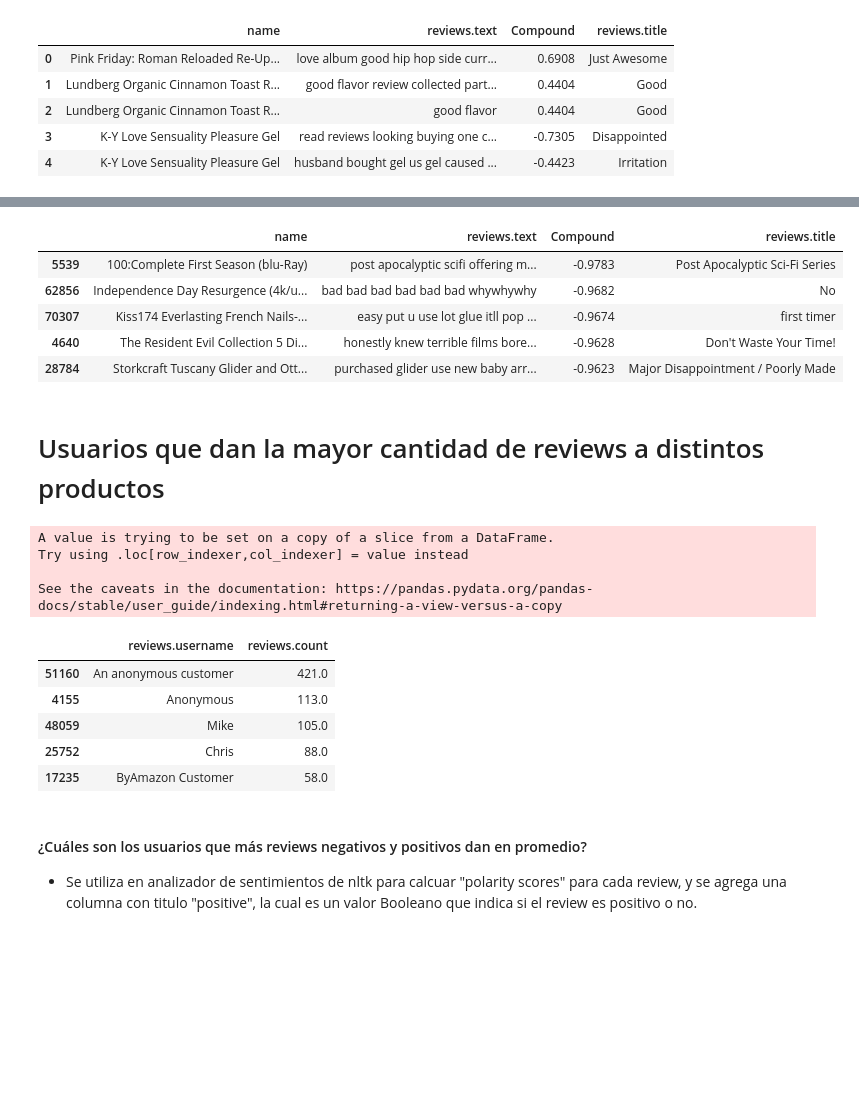
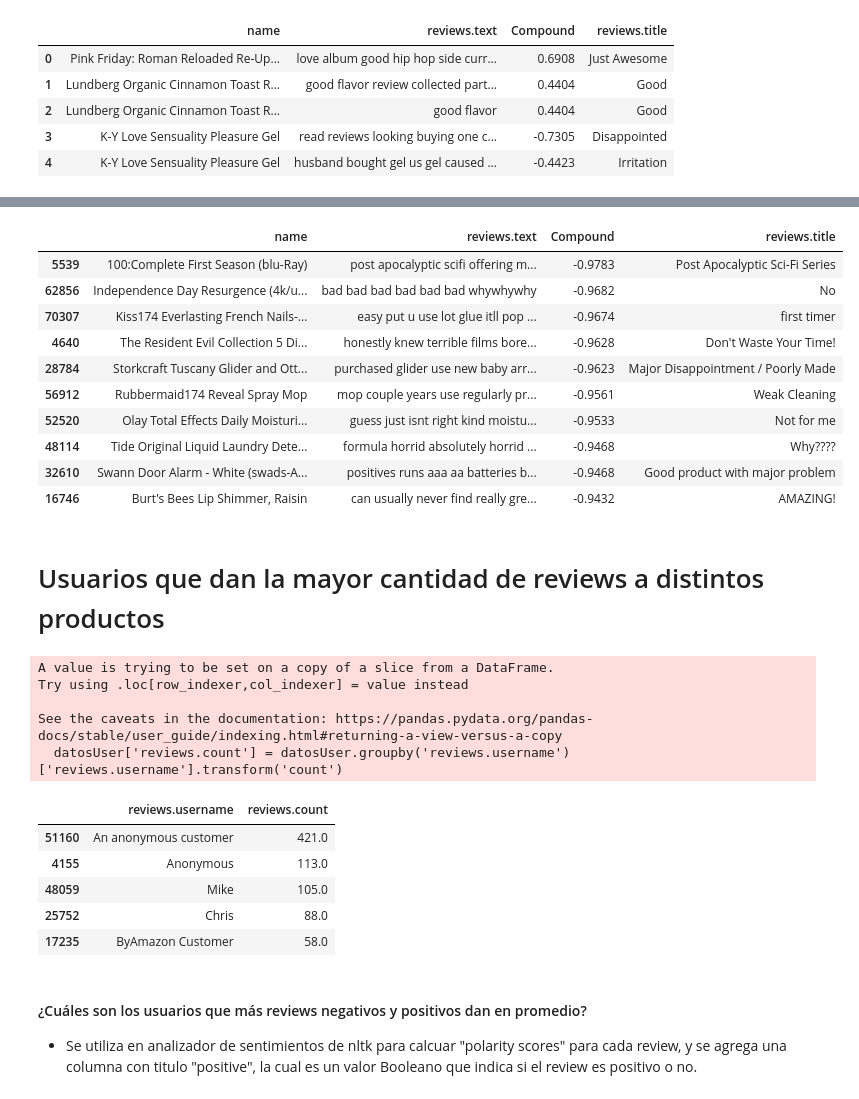
Before and after one commit to RodrigoZea/HDT5DS, a Jupyter notebook: hdt5.ipynb, the cells around one changed output, grey strips where cells are left out. Cells and saved outputs as stored; diff of their text form; code cells hidden in the pictures; blank space fills up the shorter version.

```diff
--- a/hdt5.ipynb
+++ b/hdt5.ipynb
@@ -20,7 +8,0 @@ sid = SentimentIntensityAnalyzer()
-# %%
-for sentence in sentences:
-    print(sentence)
-    ss = sid.polarity_scores(sentence)
-    for k in sorted(ss):
-        print('{0}: {1}, '.format(k, ss[k]), end='')
-    print()
@@ -223,5 +160,5 @@ datosIMP.head()
 | 3 | K-Y Love Sensuality Pleasure Gel | read reviews looking buying one c... | -0.7305 | Disappointed |
 | 4 | K-Y Love Sensuality Pleasure Gel | husband bought gel us gel caused ... | -0.4423 | Irritation |
 # %%
-pd.set_option('display.max_colwidth', -1)
+pd.set_option('display.max_colwidth', 50)
 # %% [markdown]
@@ -242,14 +184,19 @@ datosIMPBEST.head()
 # %%
 datosIMPWORST = datosIMP.sort_values(by=['Compound'])
 datosIMPWORST = datosIMPWORST.drop_duplicates(subset='reviews.text', keep="last")
-datosIMPWORST.head()
+datosIMPWORST.head(10)
 # %% [output]
 |  | name | reviews.text | Compound | reviews.title |
 | 5539 | 100:Complete First Season (blu-Ray) | post apocalyptic scifi offering m... | -0.9783 | Post Apocalyptic Sci-Fi Series |
 | 62856 | Independence Day Resurgence (4k/u... | bad bad bad bad bad bad whywhywhy | -0.9682 | No |
 | 70307 | Kiss174 Everlasting French Nails-... | easy put u use lot glue itll pop ... | -0.9674 | first timer |
 | 4640 | The Resident Evil Collection 5 Di... | honestly knew terrible films bore... | -0.9628 | Don't Waste Your Time! |
 | 28784 | Storkcraft Tuscany Glider and Ott... | purchased glider use new baby arr... | -0.9623 | Major Disappointment / Poorly Made |
+| 56912 | Rubbermaid174 Reveal Spray Mop | mop couple years use regularly pr... | -0.9561 | Weak Cleaning |
+| 52520 | Olay Total Effects Daily Moisturi... | guess just isnt right kind moistu... | -0.9533 | Not for me |
+| 48114 | Tide Original Liquid Laundry Dete... | formula horrid absolutely horrid ... | -0.9468 | Why???? |
+| 32610 | Swann Door Alarm - White (swads-A... | positives runs aaa aa batteries b... | -0.9468 | Good product with major problem |
+| 16746 | Burt's Bees Lip Shimmer, Raisin | can usually never find really gre... | -0.9432 | AMAZING! |
 # %% [markdown]
 # Usuarios que dan la mayor cantidad de reviews a distintos productos
 # %%
@@ -263,6 +210,7 @@ A value is trying to be set on a copy of a slice from a DataFrame.
 Try using .loc[row_indexer,col_indexer] = value instead
 
 See the caveats in the documentation: https://pandas.pydata.org/pandas-docs/stable/user_guide/indexing.html#returning-a-view-versus-a-copy
+  datosUser['reviews.count'] = datosUser.groupby('reviews.username')['reviews.username'].transform('count')
 |  | reviews.username | reviews.count |
 | 51160 | An anonymous customer | 421.0 |
 | 4155 | Anonymous | 113.0 |
```
Also changed, not shown: parts of 19 cells of this notebook.
